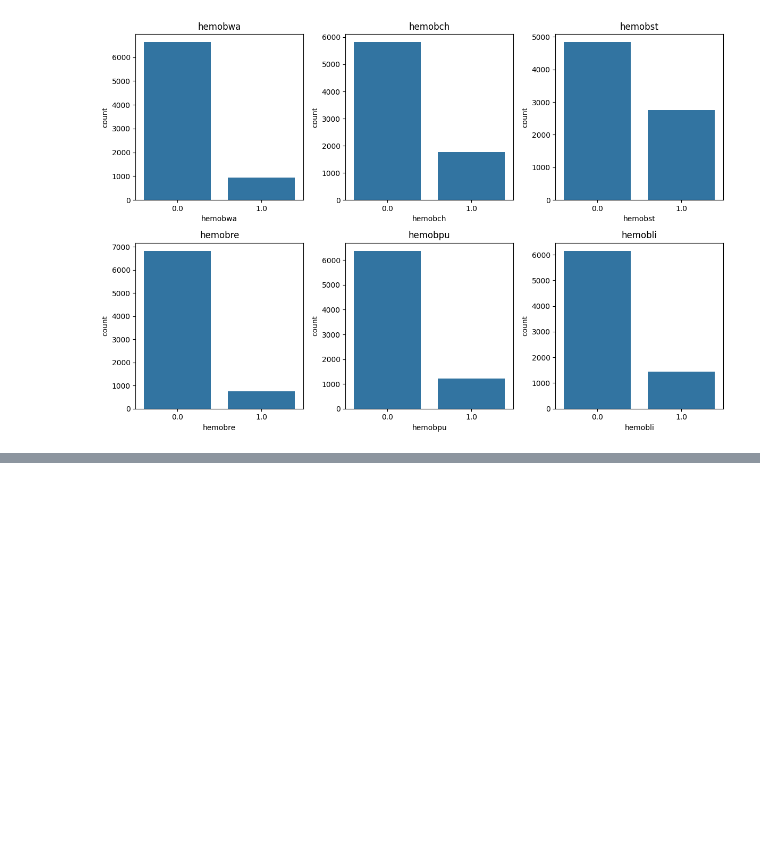
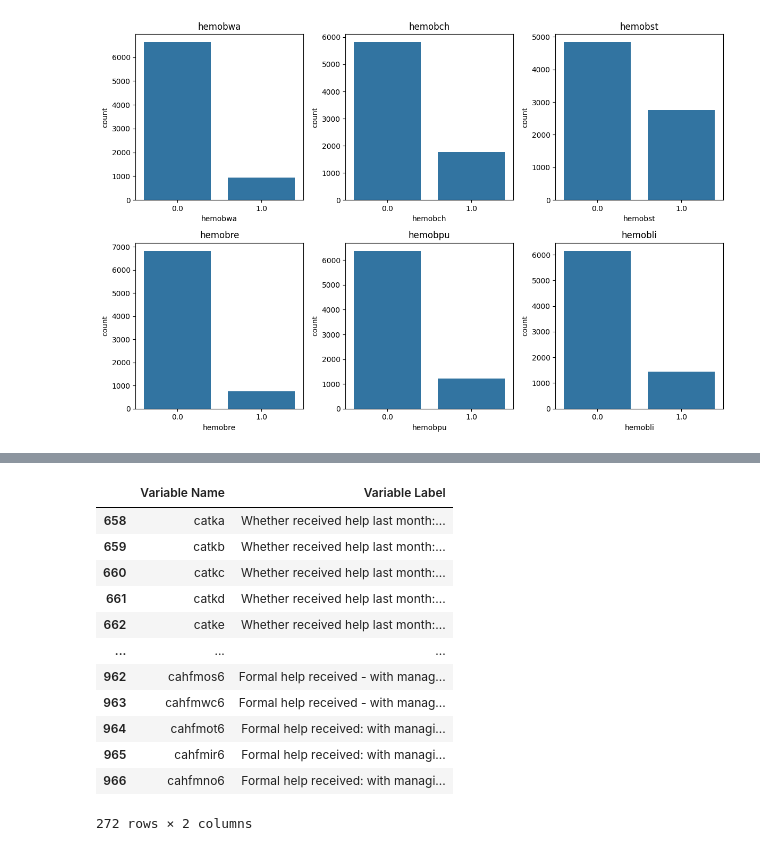
Before and after one commit to kimmypeever/leeds_capstone, a Jupyter notebook: src/eda.ipynb, the cells around one changed output, grey strips where cells are left out. Saved outputs shown, nothing was run; the diff lists cells and outputs as text; code cells hidden in the pictures; blank space fills up the shorter version.

```diff
--- a/src/eda.ipynb
+++ b/src/eda.ipynb
@@ -271,0 +324,37 @@ print("Test R²:", tree_model.score(X_test, y_test))
+# %%
+# refine search to better find variables needed
+help_include = [
+    "received help with",
+    "informal help received",
+    "formal help received",
+    "help received:",
+    "whether received help"
+]
+
+help_exclude = [
+    "payment", "amount", "hours", "how much",
+    "sex of helper", "age of helper",
+    "child grid", "father", "mother",
+    "time spent", "yesterday",
+    "shopping or running errands",
+    "housework yesterday",
+    "medication for",
+    "dental", "occupation"
+]
+
+help_candidates = find_vars(df, help_include, help_exclude)
+help_candidates
+# %% [output]
+|  | Variable Name | Variable Label |
+| 658 | catka | Whether received help last month:... |
+| 659 | catkb | Whether received help last month:... |
+| 660 | catkc | Whether received help last month:... |
+| 661 | catkd | Whether received help last month:... |
+| 662 | catke | Whether received help last month:... |
+| ... | ... | ... |
+| 962 | cahfmos6 | Formal help received - with manag... |
+| 963 | cahfmwc6 | Formal help received - with manag... |
+| 964 | cahfmot6 | Formal help received: with managi... |
+| 965 | cahfmir6 | Formal help received: with managi... |
+| 966 | cahfmno6 | Formal help received: with managi... |
+272 rows × 2 columns
```
Also changed, not shown: parts of 23 cells of this notebook, 1 other file.
